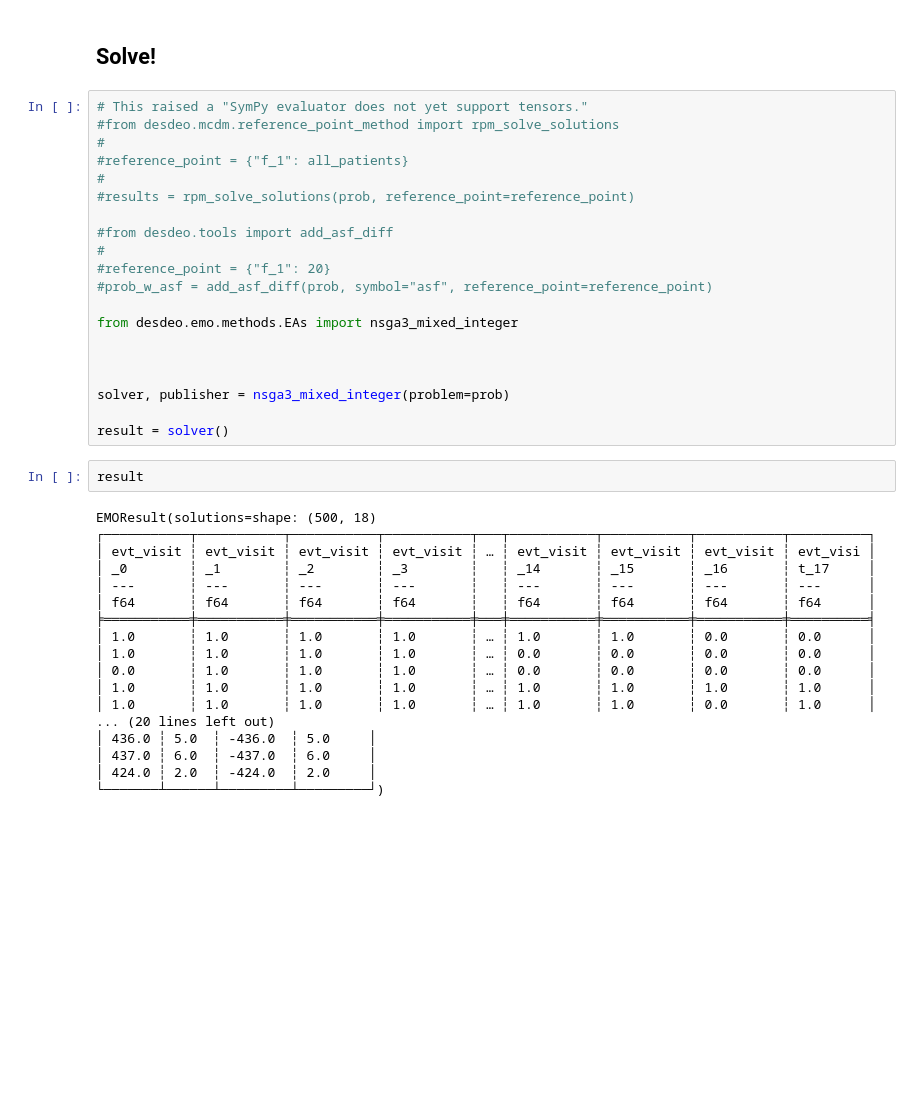
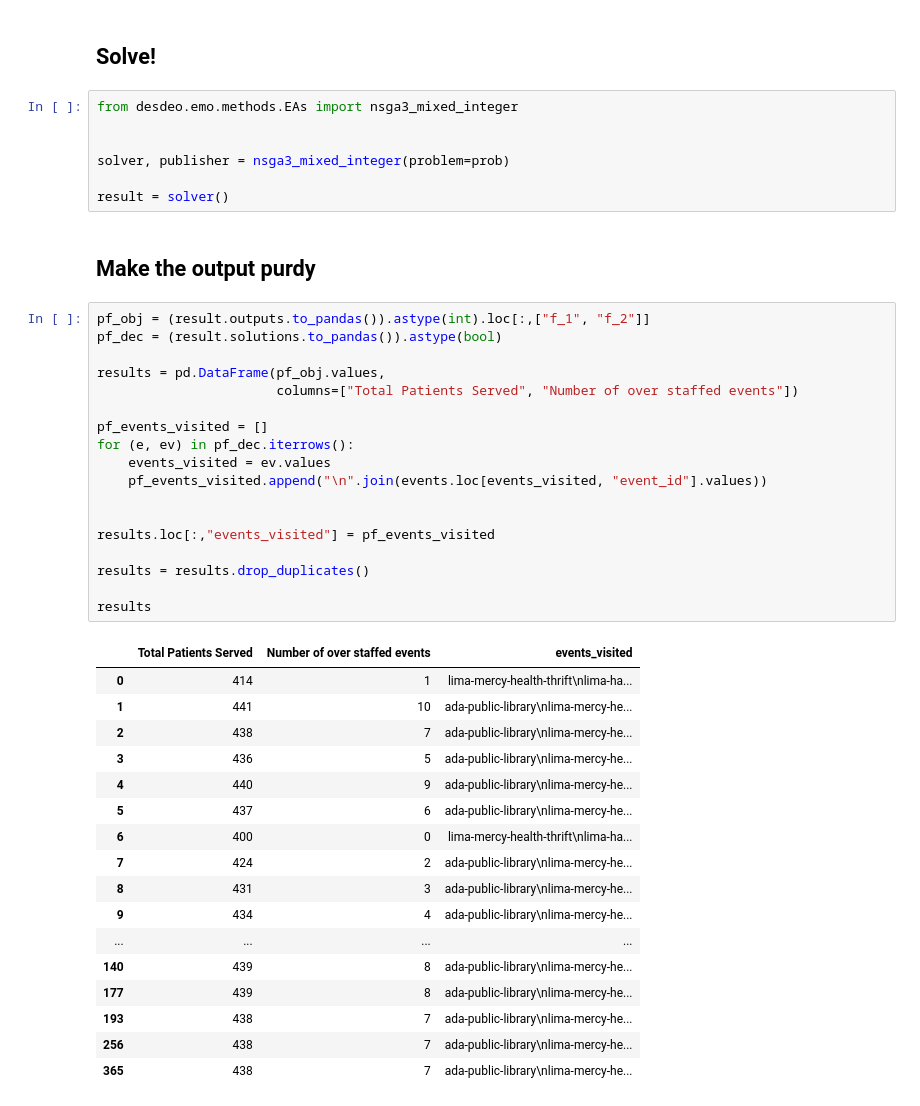
Before and after one commit to Human-Centered-Optimization-Lab/clinicOpt, a Jupyter notebook: locationSelection/locationSelection.ipynb, the cells around one changed output. Saved outputs shown, nothing was run; the diff lists cells and outputs as text; blank space fills up the shorter version.

```diff
--- a/locationSelection/locationSelection.ipynb
+++ b/locationSelection/locationSelection.ipynb
@@ -241,42 +198,47 @@ Nadir values: {'f_1': 0, 'f_2': 10}
 # %% [markdown]
 ## Solve!
 # %%
-# This raised a "SymPy evaluator does not yet support tensors."
-#from desdeo.mcdm.reference_point_method import rpm_solve_solutions
-#
-#reference_point = {"f_1": all_patients}
-#
-#results = rpm_solve_solutions(prob, reference_point=reference_point)
-
-#from desdeo.tools import add_asf_diff
-#
-#reference_point = {"f_1": 20}
-#prob_w_asf = add_asf_diff(prob, symbol="asf", reference_point=reference_point)
-
 from desdeo.emo.methods.EAs import nsga3_mixed_integer
-
 
 
 solver, publisher = nsga3_mixed_integer(problem=prob)
 
 result = solver()
+# %% [markdown]
+## Make the output purdy
 # %%
-result
+pf_obj = (result.outputs.to_pandas()).astype(int).loc[:,["f_1", "f_2"]]
+pf_dec = (result.solutions.to_pandas()).astype(bool)
+
+results = pd.DataFrame(pf_obj.values,
+                       columns=["Total Patients Served", "Number of over staffed events"])
+
+pf_events_visited = []
+for (e, ev) in pf_dec.iterrows():
+    events_visited = ev.values
+    pf_events_visited.append("\n".join(events.loc[events_visited, "event_id"].values))
+
+
+results.loc[:,"events_visited"] = pf_events_visited
+
+results = results.drop_duplicates()
+
+results
 # %% [output]
-EMOResult(solutions=shape: (500, 18)
-┌───────────┬───────────┬───────────┬───────────┬───┬───────────┬───────────┬───────────┬──────────┐
-│ evt_visit ┆ evt_visit ┆ evt_visit ┆ evt_visit ┆ … ┆ evt_visit ┆ evt_visit ┆ evt_visit ┆ evt_visi │
-│ _0        ┆ _1        ┆ _2        ┆ _3        ┆   ┆ _14       ┆ _15       ┆ _16       ┆ t_17     │
-│ ---       ┆ ---       ┆ ---       ┆ ---       ┆   ┆ ---       ┆ ---       ┆ ---       ┆ ---      │
-│ f64       ┆ f64       ┆ f64       ┆ f64       ┆   ┆ f64       ┆ f64       ┆ f64       ┆ f64      │
-╞═══════════╪═══════════╪═══════════╪═══════════╪═══╪═══════════╪═══════════╪═══════════╪══════════╡
-│ 1.0       ┆ 1.0       ┆ 1.0       ┆ 1.0       ┆ … ┆ 1.0       ┆ 1.0       ┆ 0.0       ┆ 0.0      │
-│ 1.0       ┆ 1.0       ┆ 1.0       ┆ 1.0       ┆ … ┆ 0.0       ┆ 0.0       ┆ 0.0       ┆ 0.0      │
-│ 0.0       ┆ 1.0       ┆ 1.0       ┆ 1.0       ┆ … ┆ 0.0       ┆ 0.0       ┆ 0.0       ┆ 0.0      │
-│ 1.0       ┆ 1.0       ┆ 1.0       ┆ 1.0       ┆ … ┆ 1.0       ┆ 1.0       ┆ 1.0       ┆ 1.0      │
-│ 1.0       ┆ 1.0       ┆ 1.0       ┆ 1.0       ┆ … ┆ 1.0       ┆ 1.0       ┆ 0.0       ┆ 1.0      │
-... (20 lines left out)
-│ 436.0 ┆ 5.0  ┆ -436.0  ┆ 5.0     │
-│ 437.0 ┆ 6.0  ┆ -437.0  ┆ 6.0     │
-│ 424.0 ┆ 2.0  ┆ -424.0  ┆ 2.0     │
-└───────┴──────┴─────────┴─────────┘)
+|  | Total Patients Served | Number of over staffed events | events_visited |
+| 0 | 414 | 1 | lima-mercy-health-thrift\nlima-ha... |
+| 1 | 441 | 10 | ada-public-library\nlima-mercy-he... |
+| 2 | 438 | 7 | ada-public-library\nlima-mercy-he... |
+| 3 | 436 | 5 | ada-public-library\nlima-mercy-he... |
+| 4 | 440 | 9 | ada-public-library\nlima-mercy-he... |
+| 5 | 437 | 6 | ada-public-library\nlima-mercy-he... |
+| 6 | 400 | 0 | lima-mercy-health-thrift\nlima-ha... |
+| 7 | 424 | 2 | ada-public-library\nlima-mercy-he... |
+| 8 | 431 | 3 | ada-public-library\nlima-mercy-he... |
+| 9 | 434 | 4 | ada-public-library\nlima-mercy-he... |
+| ... | ... | ... | ... |
+| 140 | 439 | 8 | ada-public-library\nlima-mercy-he... |
+| 177 | 439 | 8 | ada-public-library\nlima-mercy-he... |
+| 193 | 438 | 7 | ada-public-library\nlima-mercy-he... |
+| 256 | 438 | 7 | ada-public-library\nlima-mercy-he... |
+| 365 | 438 | 7 | ada-public-library\nlima-mercy-he... |
```
Also changed, not shown: parts of 6 cells of this notebook.
